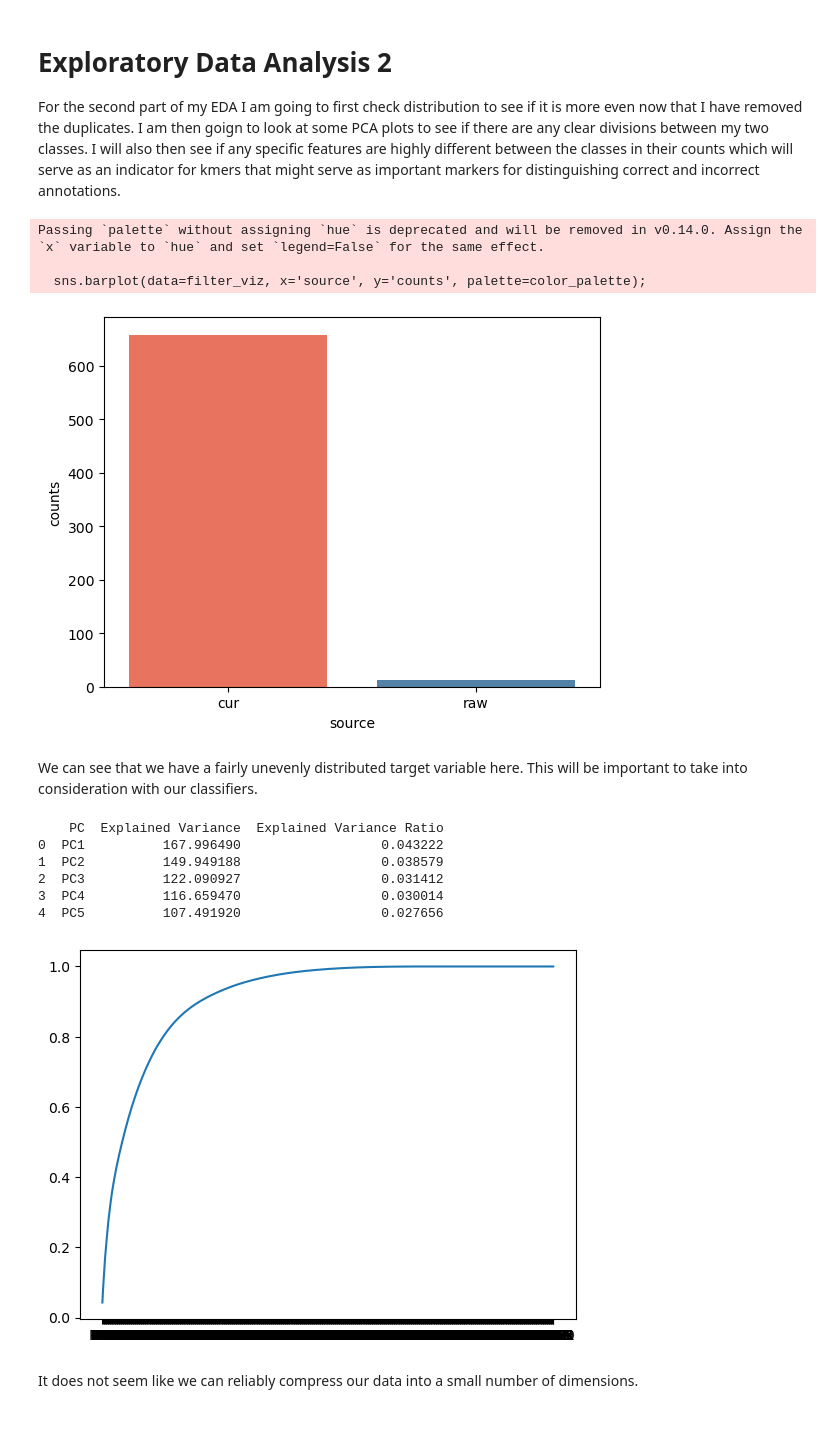
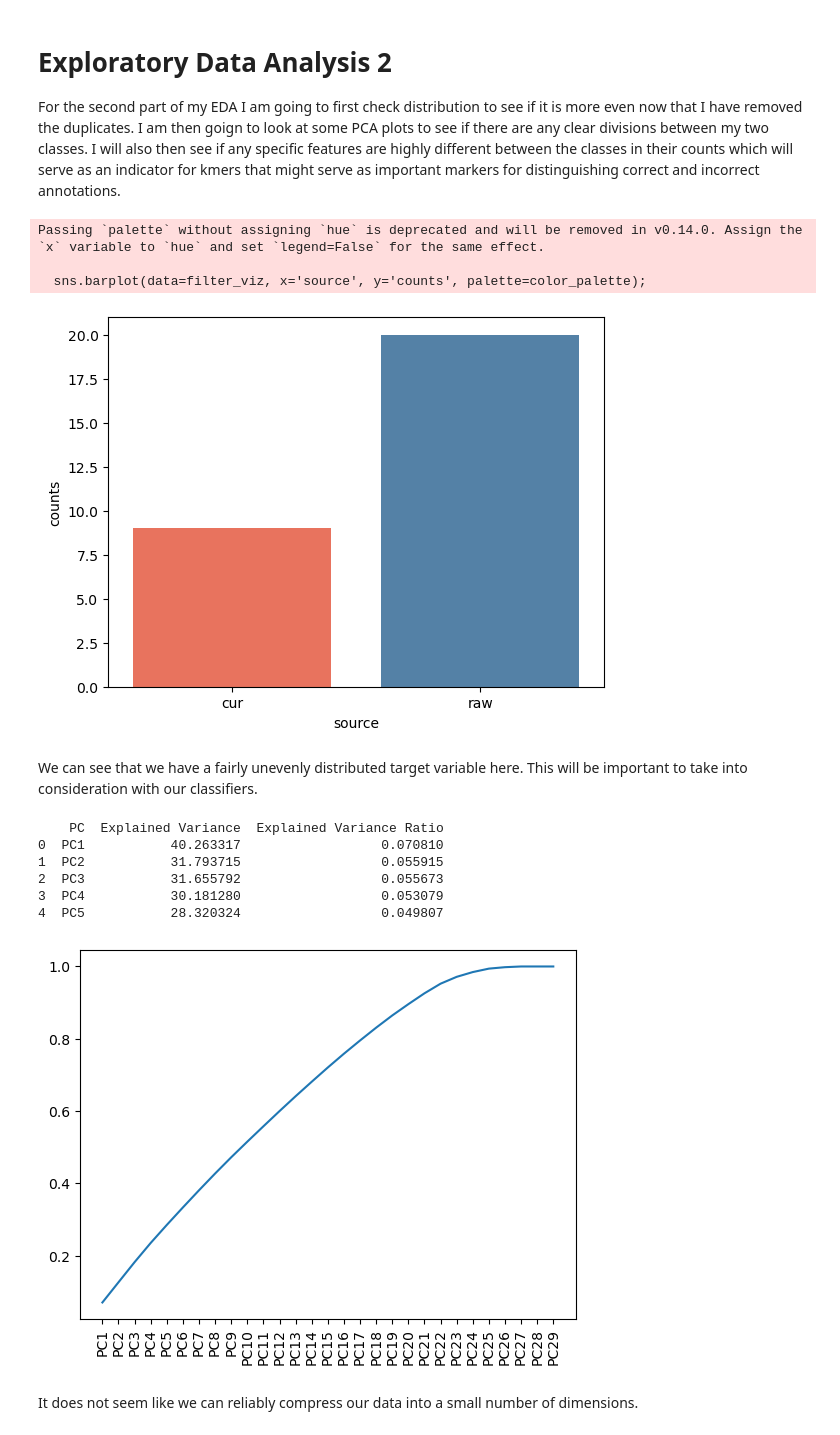
Before and after one commit to JesseGunn/ImmunoglobulinML, a Jupyter notebook: Analysis_polished.ipynb, the cells around one changed output. Saved outputs shown, nothing was run; the diff lists cells and outputs as text; code cells hidden in the pictures.

```diff
--- a/Analysis_polished.ipynb
+++ b/Analysis_polished.ipynb
@@ -133,7 +133,7 @@ HERE I WILL EXPLAIN WHY I CHOSE IGLJ
 Although we did some data cleaning in the first step with reading in the files, we are now going to choose a specific gene type to analyze and further reduce our dataset using this feature.
 # %%
 # This is the gene type the analysis will be conducted on
-selected_feature = "IGLV"
+selected_feature = "IGLJ"
 # %%
 %%time
 filter_full = full_df[full_df['gene_type'] == selected_feature].copy()
@@ -250,39 +250,37 @@ plt.savefig(f'viz/post_filter_counts_{selected_feature}.png', bbox_inches='tight
 Passing `palette` without assigning `hue` is deprecated and will be removed in v0.14.0. Assign the `x` variable to `hue` and set `legend=False` for the same effect.
 
   sns.barplot(data=filter_viz, x='source', y='counts', palette=color_palette);
-[figure, old version]
+[figure, new version]
 # %% [markdown]
 We can see that we have a fairly unevenly distributed target variable here. This will be important to take into consideration with our classifiers.
 # %%
 # Perform PCA
 pca_df = pd.concat([filter_final.loc[:, filter_final.columns.str.contains("mer")]], axis=1)
 zscore_df = pca_df.apply(zscore)
-
-pca = PCA(pca_df.shape[0])
+pca = PCA()  # defaults to min(n_samples, n_features) automatically
 pca_df = pd.DataFrame(pca.fit_transform(zscore_df))
 
-# Generated by ChatGPT
 summary = pd.DataFrame({
     "PC": [f"PC{i+1}" for i in range(pca.n_components_)],
     "Explained Variance": pca.explained_variance_,
     "Explained Variance Ratio": pca.explained_variance_ratio_,
 })
-
 print(summary.head(5))
 # %% [output]
     PC  Explained Variance  Explained Variance Ratio
-0  PC1          167.996490                  0.043222
-1  PC2          149.949188                  0.038579
-2  PC3          122.090927                  0.031412
-3  PC4          116.659470                  0.030014
-4  PC5          107.491920                  0.027656
+0  PC1           40.263317                  0.070810
+1  PC2           31.793715                  0.055915
+2  PC3           31.655792                  0.055673
+3  PC4           30.181280                  0.053079
+4  PC5           28.320324                  0.049807
 # %%
 # Plot cumulative explained variance
-cum_var = np.cumsum(pca.explained_variance_ratio_) # Help from ChatGPT
-plt.plot([f"PC{i}" for i in range(1, pca_df.shape[0] + 1)], cum_var)
+cum_var = np.cumsum(pca.explained_variance_ratio_)
+plt.plot([f"PC{i}" for i in range(1, len(cum_var) + 1)], cum_var)
+plt.xticks(rotation=90)  # recommended — 282 labels will overlap badly otherwise
 plt.savefig(f"viz/cumulative_explained_variance_{selected_feature}.png", bbox_inches='tight')
 # %% [output]
-[figure, old version]
+[figure, new version]
 # %% [markdown]
 It does not seem like we can reliably compress our data into a small number of dimensions.
 # %%
```
Also changed, not shown: parts of 23 cells of this notebook, 5 other files.
